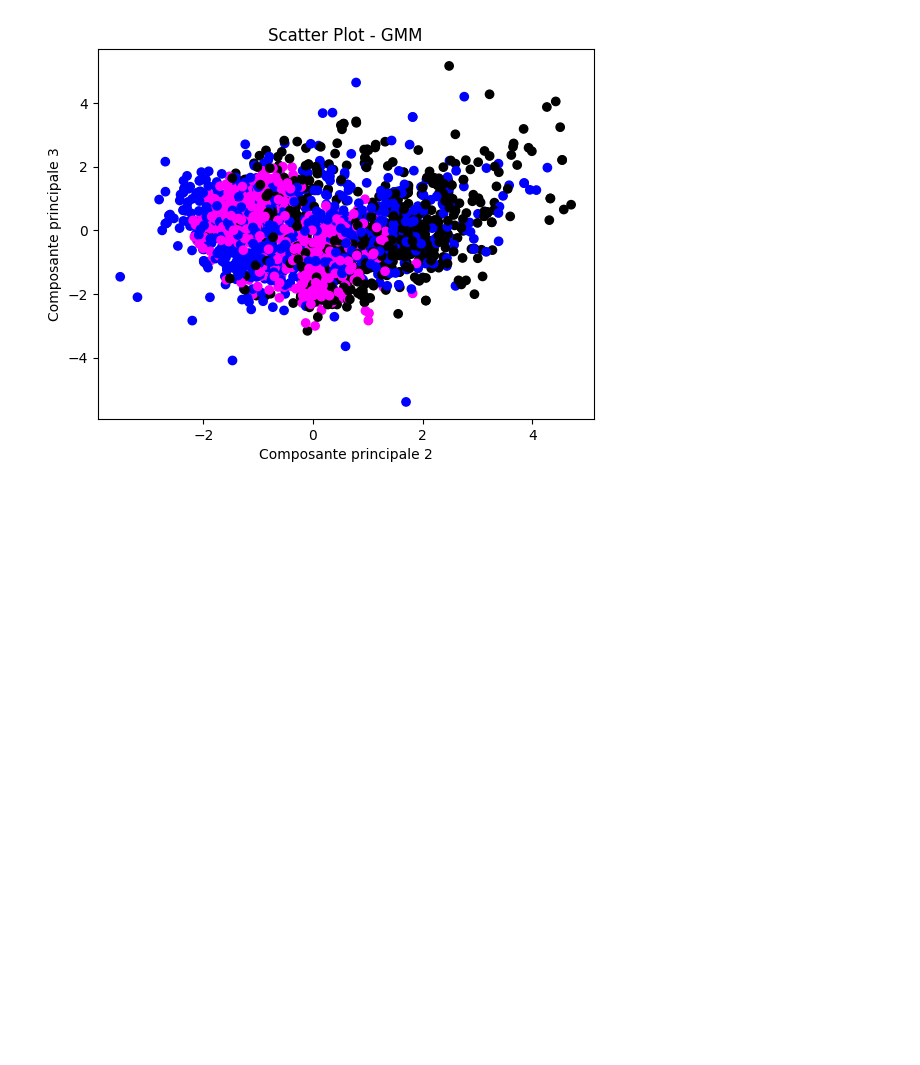
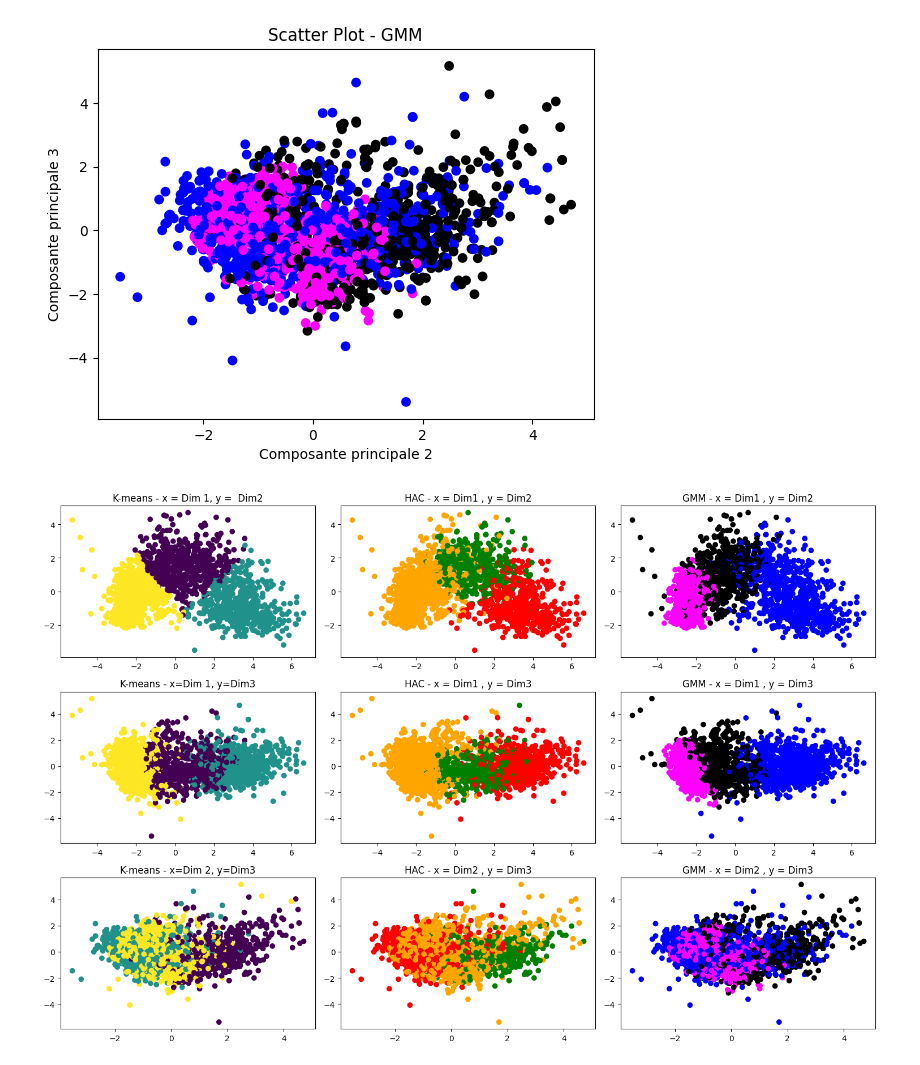
Before and after one commit to Emaglp/Data_Analysis, a Jupyter notebook: QS_Python.ipynb, the cells around one changed output. Saved outputs shown, nothing was run; the diff lists cells and outputs as text; code cells hidden in the pictures; blank space fills up the shorter version.

```diff
--- a/QS_Python.ipynb
+++ b/QS_Python.ipynb
@@ -439,21 +513,21 @@ clusters_gmm = gmm.fit_predict(marketing_pca)
 # %%
 # On va visulaliser les résultats
 
-colors = ['blue', 'magenta', 'black']
+colors_gmm = ['blue', 'magenta', 'black']
 
-plt.scatter(marketing_pca[:, 0], marketing_pca[:, 1], c=[colors[i-1] for i in clusters_gmm])
+plt.scatter(marketing_pca[:, 0], marketing_pca[:, 1], c=[colors_gmm[i-1] for i in clusters_gmm])
 plt.title('Scatter Plot - GMM')
 plt.xlabel('Composante principale 1')
 plt.ylabel('Composante principale 2')
 plt.show()
 
-plt.scatter(marketing_pca[:, 0], marketing_pca[:, 2], c=[colors[i-1] for i in clusters_gmm])
+plt.scatter(marketing_pca[:, 0], marketing_pca[:, 2], c=[colors_gmm[i-1] for i in clusters_gmm])
 plt.title('Scatter Plot - GMM')
 plt.xlabel('Composante principale 1')
 plt.ylabel('Composante principale 3')
 plt.show()
 
-plt.scatter(marketing_pca[:, 1], marketing_pca[:, 2], c=[colors[i-1] for i in clusters_gmm])
+plt.scatter(marketing_pca[:, 1], marketing_pca[:, 2], c=[colors_gmm[i-1] for i in clusters_gmm])
 plt.title('Scatter Plot - GMM')
 plt.xlabel('Composante principale 2')
 plt.ylabel('Composante principale 3')
@@ -462,3 +536,39 @@ plt.show()
 [figure]
 [figure]
 [figure]
+# %%
+# On va comparer nos classifications
+
+fig, axs = plt.subplots(3, 3, figsize=(15, 10))
+
+axs[0,0].scatter(marketing_pca[:, 0], marketing_pca[:, 1], c=clusters_k, cmap='viridis')
+axs[0,0].set_title("K-means - x = Dim 1, y =  Dim2")
+
+axs[0,1].scatter(marketing_pca[:, 0], marketing_pca[:, 1], c=[colors[i-1] for i in clusters_h])
+axs[0,1].set_title("HAC - x = Dim1 , y = Dim2")
+
+axs[0,2].scatter(marketing_pca[:, 0], marketing_pca[:, 1], c=[colors_gmm[i-1] for i in clusters_gmm])
+axs[0,2].set_title("GMM - x = Dim1 , y = Dim2")
+
+axs[1,0].scatter(marketing_pca[:, 0], marketing_pca[:, 2], c=clusters_k, cmap='viridis')
+axs[1,0].set_title("K-means - x=Dim 1, y=Dim3")
+
+axs[1,1].scatter(marketing_pca[:, 0], marketing_pca[:, 2], c=[colors[i-1] for i in clusters_h])
+axs[1,1].set_title("HAC - x = Dim1 , y = Dim3")
+
+axs[1,2].scatter(marketing_pca[:, 0], marketing_pca[:, 2], c=[colors_gmm[i-1] for i in clusters_gmm])
+axs[1,2].set_title("GMM - x = Dim1 , y = Dim3")
+
+axs[2,0].scatter(marketing_pca[:, 1], marketing_pca[:, 2], c=clusters_k, cmap='viridis')
+axs[2,0].set_title("K-means - x=Dim 2, y=Dim3")
+
+axs[2,1].scatter(marketing_pca[:, 1], marketing_pca[:, 2], c=[colors[i-1] for i in clusters_h])
+axs[2,1].set_title("HAC - x = Dim2 , y = Dim3")
+
+axs[2,2].scatter(marketing_pca[:, 1], marketing_pca[:, 2], c=[colors_gmm[i-1] for i in clusters_gmm])
+axs[2,2].set_title("GMM - x = Dim2 , y = Dim3")
+
+plt.tight_layout()
+plt.show()
+# %% [output]
+[figure, added]
```
Also changed, not shown: parts of 18 cells of this notebook.
